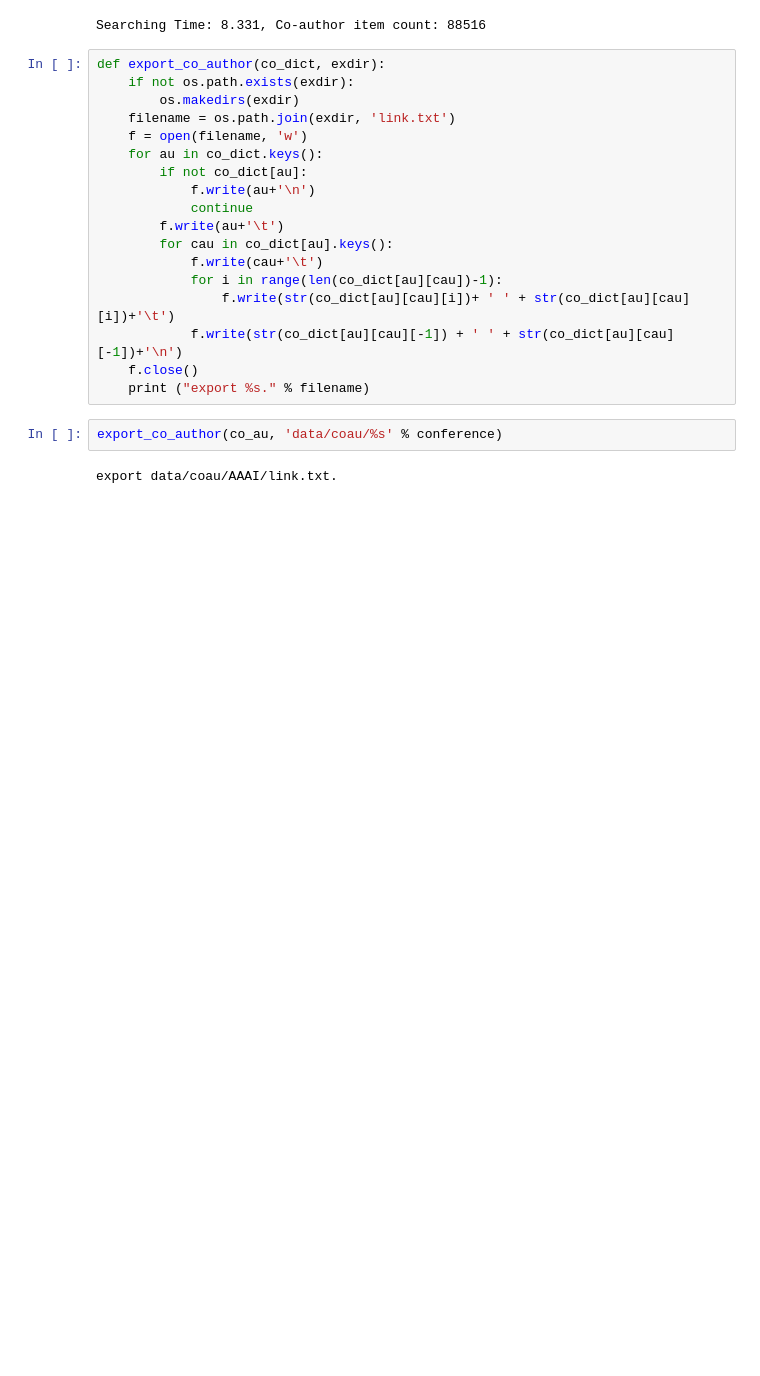
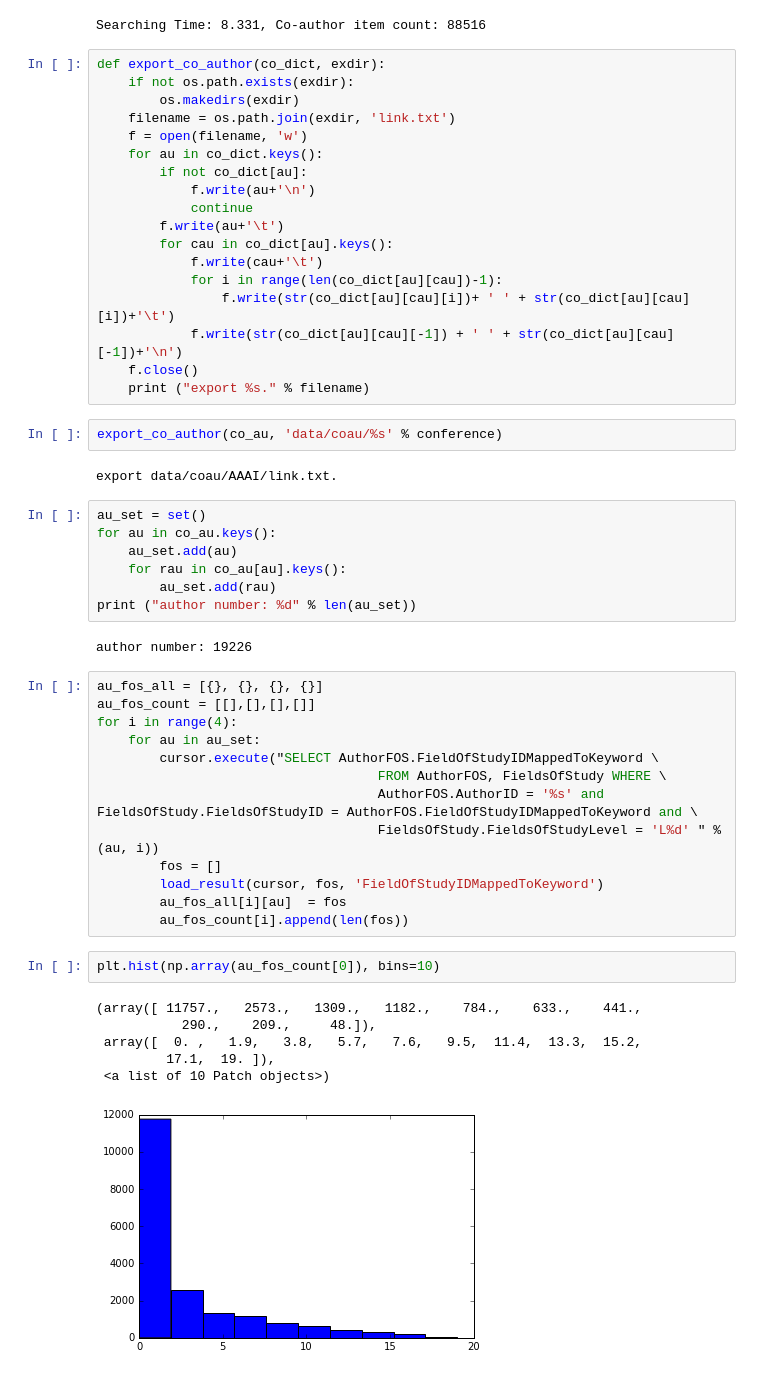
Before and after one commit to elicassion/2017Summer-Community-Detection, a Jupyter notebook: Dataset/coau_extract.ipynb, the cells around one changed output. Drawn from its saved outputs; the diff is of its cells as text; blank space fills up the shorter version.

```diff
--- a/Dataset/coau_extract.ipynb
+++ b/Dataset/coau_extract.ipynb
@@ -79,3 +79,34 @@ def export_co_author(co_dict, exdir):
 export_co_author(co_au, 'data/coau/%s' % conference)
 # %% [output]
 export data/coau/AAAI/link.txt.
+# %%
+au_set = set()
+for au in co_au.keys():
+    au_set.add(au)
+    for rau in co_au[au].keys():
+        au_set.add(rau)
+print ("author number: %d" % len(au_set))
+# %% [output]
+author number: 19226
+# %%
+au_fos_all = [{}, {}, {}, {}]
+au_fos_count = [[],[],[],[]]
+for i in range(4):
+    for au in au_set:
+        cursor.execute("SELECT AuthorFOS.FieldOfStudyIDMappedToKeyword \
+                                    FROM AuthorFOS, FieldsOfStudy WHERE \
+                                    AuthorFOS.AuthorID = '%s' and FieldsOfStudy.FieldsOfStudyID = AuthorFOS.FieldOfStudyIDMappedToKeyword and \
+                                    FieldsOfStudy.FieldsOfStudyLevel = 'L%d' " % (au, i))
+        fos = []
+        load_result(cursor, fos, 'FieldOfStudyIDMappedToKeyword')
+        au_fos_all[i][au]  = fos
+        au_fos_count[i].append(len(fos))
+# %%
+plt.hist(np.array(au_fos_count[0]), bins=10)
+# %% [output]
+(array([ 11757.,   2573.,   1309.,   1182.,    784.,    633.,    441.,
+           290.,    209.,     48.]),
+ array([  0. ,   1.9,   3.8,   5.7,   7.6,   9.5,  11.4,  13.3,  15.2,
+         17.1,  19. ]),
+ <a list of 10 Patch objects>)
+[figure, added]
```
Also changed, not shown: parts of 5 cells of this notebook.
